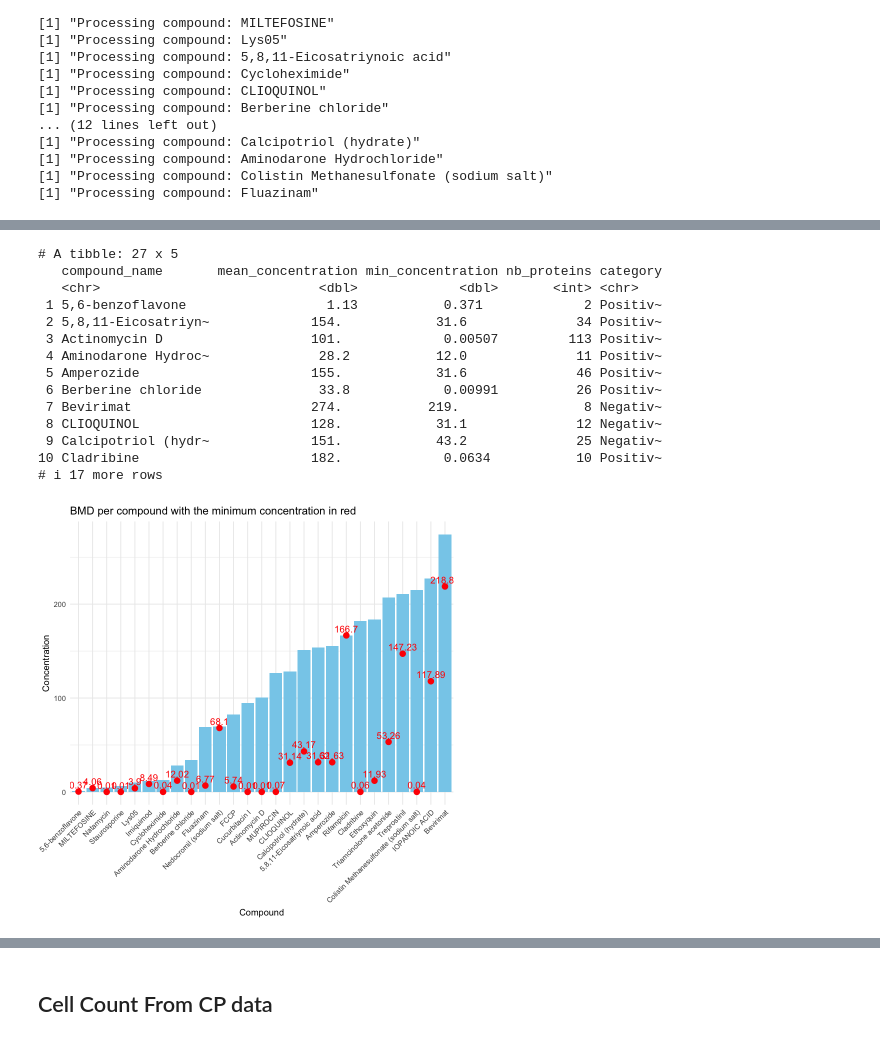
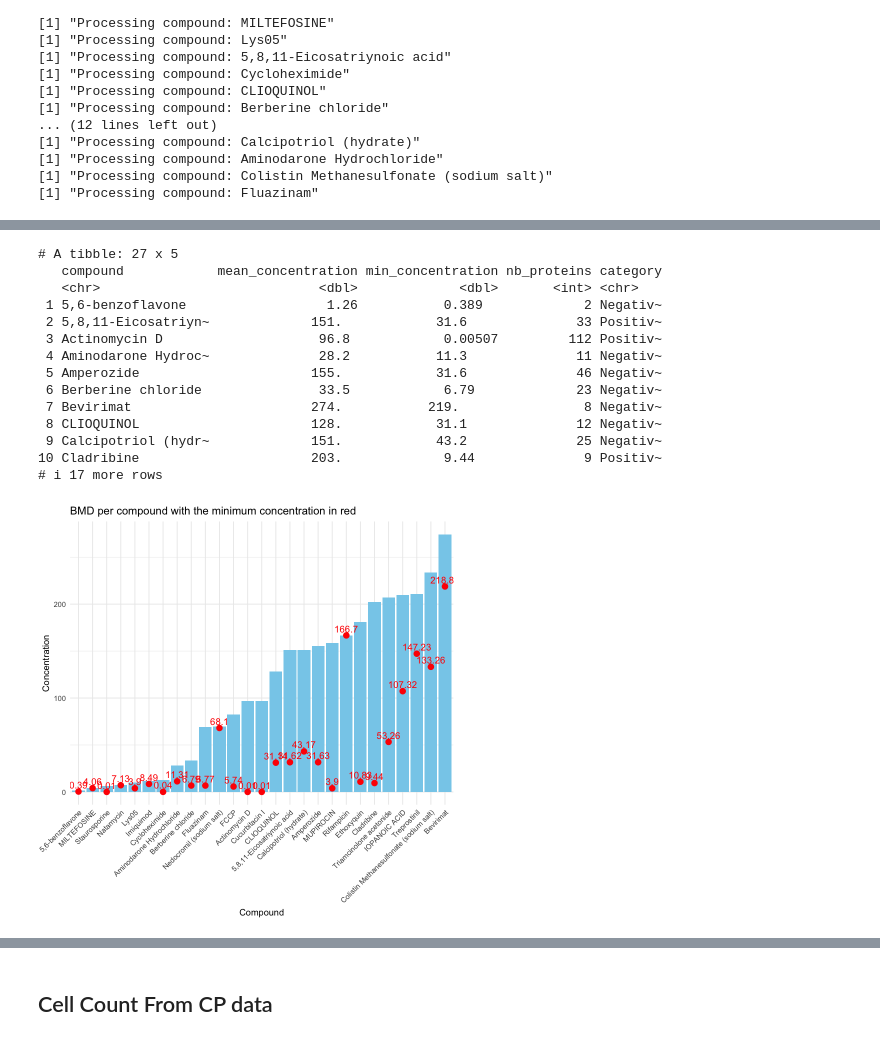
Before and after one commit to broadinstitute/2025_Grigoryan_Proteomics, a Jupyter notebook: 01.dose_response/02_curve_fit.ipynb, the cells around one changed output, grey strips where cells are left out. Drawn from its saved outputs; the diff is of its cells as text; code cells hidden in the pictures.

```diff
--- a/01.dose_response/02_curve_fit.ipynb
+++ b/01.dose_response/02_curve_fit.ipynb
@@ -238,26 +202,3 @@ print(gene_df)
-# %%
-## we calcule the actual concentration of the bmd value
-
-
-gene_df$Concentration <- NA
-for (i in 1:nrow(gene_df)) {
-  compound <- gene_df$compound_name[i]
-  bmd_value <- gene_df$bmd_value[i]
-
-  compound_dt <- df[df$Metadata_Compound == compound, ]
-  dose <- compound_dt$Metadata_Concentration
-  dose_shift <- abs(min(log10(dose))) + 1
-  recovered_concentration <- 10^(bmd_value - dose_shift)
-
-  gene_df$Concentration[i] <- recovered_concentration
-}
-
-gene_df <- merge(gene_df, df[, c("Metadata_Compound", "Metadata_Categories")],
-                 by.x = "compound_name", by.y = "Metadata_Compound",
-                 all.x = TRUE)
-
-
-kable(head(gene_df))
 # %%
 ## calculating the bmd values at real concentration
 
@@ -267,7 +208,7 @@ gene_df$Concentration_U <- NA
 
 for (i in 1:nrow(gene_df)) {
   compound <- gene_df$compound_name[i]
-  bmd <- gene_df$bmd_value[i]
+  bmd <- gene_df$bmd[i]
   bmdl <- gene_df$bmd_l[i]
   bmdu <- gene_df$bmd_u[i]
 
@@ -321,10 +260,11 @@ for (i in 1:nrow(gene_df)) {
 
     temp$protein <- gene_id
     temp$compound <- compound
-    temp$category <- gene_df$Metadata_Categories[i]
-    temp$bmd <- gene_df$bmd_value[i]
+    temp$category <- df$Metadata_Categories[i]
+    temp$bmd <- gene_df$bmd[i]
     temp$bmd_l <- gene_df$bmd_l[i]
     temp$bmd_u <- gene_df$bmd_u[i]
+    temp$Concentration <- gene_df$Concentration[i]
 
     list_plot[[i]] <- temp
   }, error = function(e) {
@@ -391,48 +369,48 @@ dev.off()
 ## Calculate the mean concentration for each compound
 
 
-compound_summary <- gene_df %>%
-  group_by(compound_name) %>%
+compound_summary <- final_df %>%
+  group_by(compound) %>%
   summarise(
     mean_concentration = mean(Concentration, na.rm = TRUE),
     min_concentration = min(Concentration, na.rm = TRUE),
-    nb_proteins = n_distinct(gene_id),
-    category = first(Metadata_Categories)
+    nb_proteins = n_distinct(protein ),
+    category = first(category)
   )
 
 
 print(compound_summary)
 
 
-p <- ggplot(compound_summary, aes(x = reorder(compound_name, mean_concentration), y = mean_concentration)) +
+p <- ggplot(compound_summary, aes(x = reorder(compound, mean_concentration), y = mean_concentration)) +
   geom_col(fill = "skyblue") +
   geom_point(aes(y = min_concentration), color = "red", size = 3) +
   geom_text(aes(y = min_concentration, label = round(min_concentration, 2)),
             color = "red", vjust = -0.5, size = 4) +
   #geom_text(aes(label = nb_proteins, y = mean_concentration + 5), size = 5, vjust = 0) +
   labs(title = "BMD per compound with the minimum concentration in red",
        x = "Compound",
        y = "Concentration") +
   theme_minimal() +
   theme(axis.text.x = element_text(angle = 45, hjust = 1))
 
 print(p)
 # %% [output]
 # A tibble: 27 x 5
-   compound_name       mean_concentration min_concentration nb_proteins category
+   compound            mean_concentration min_concentration nb_proteins category
    <chr>                            <dbl>             <dbl>       <int> <chr>
- 1 5,6-benzoflavone                  1.13           0.371             2 Positiv~
- 2 5,8,11-Eicosatriyn~             154.            31.6              34 Positiv~
- 3 Actinomycin D                   101.             0.00507         113 Positiv~
- 4 Aminodarone Hydroc~              28.2           12.0              11 Positiv~
- 5 Amperozide                      155.            31.6              46 Positiv~
- 6 Berberine chloride               33.8            0.00991          26 Positiv~
+ 1 5,6-benzoflavone                  1.26           0.389             2 Negativ~
+ 2 5,8,11-Eicosatriyn~             151.            31.6              33 Positiv~
+ 3 Actinomycin D                    96.8            0.00507         112 Positiv~
+ 4 Aminodarone Hydroc~              28.2           11.3              11 Negativ~
+ 5 Amperozide                      155.            31.6              46 Negativ~
+ 6 Berberine chloride               33.5            6.79             23 Negativ~
  7 Bevirimat                       274.           219.                8 Negativ~
  8 CLIOQUINOL                      128.            31.1              12 Negativ~
  9 Calcipotriol (hydr~             151.            43.2              25 Negativ~
-10 Cladribine                      182.             0.0634           10 Positiv~
+10 Cladribine                      203.             9.44              9 Positiv~
 # i 17 more rows
-[figure, old version]
+[figure, new version]
 # %%
 #write.csv(compound_summary, "/Users/grigoryanmariam/newproject/2025_Grigoryan_Proteomics/01.dose_response/outputs/proteomic_bmd_dose_results.csv", row.names = FALSE)
 # %%
```
Also changed, not shown: parts of 33 cells of this notebook, 8 other files.
